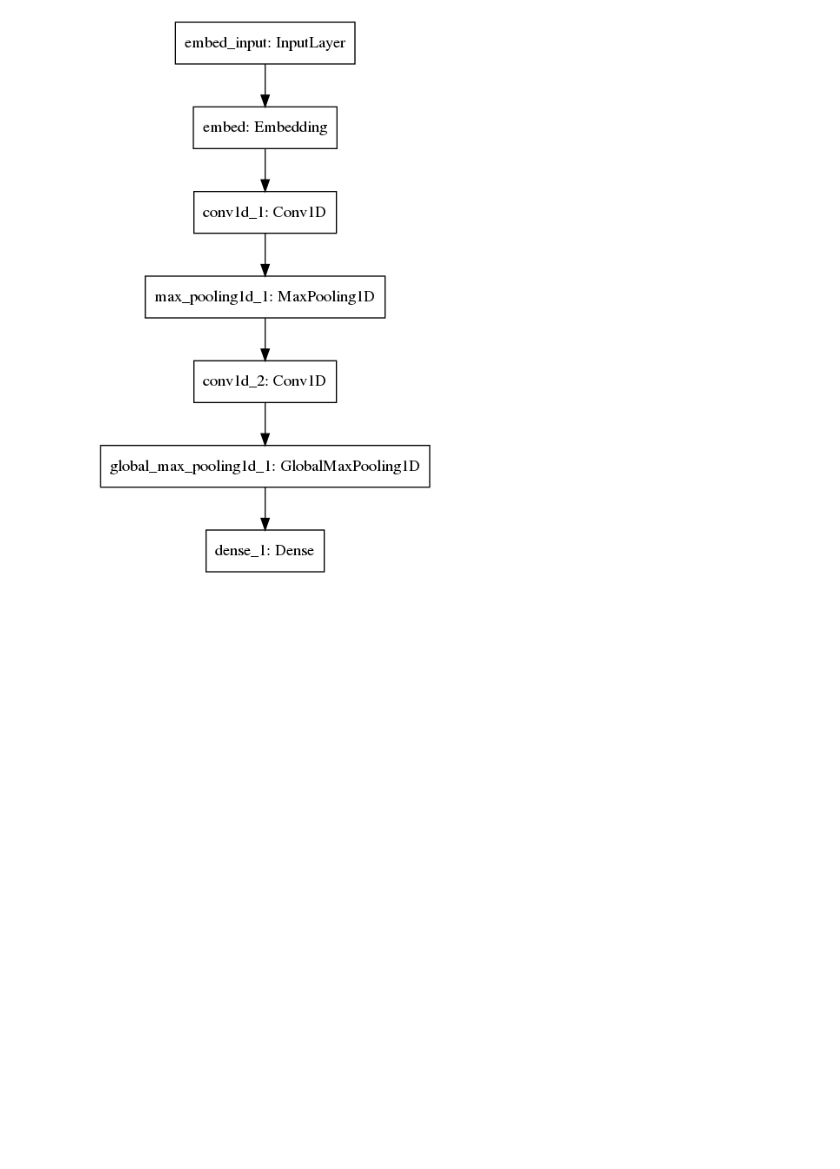
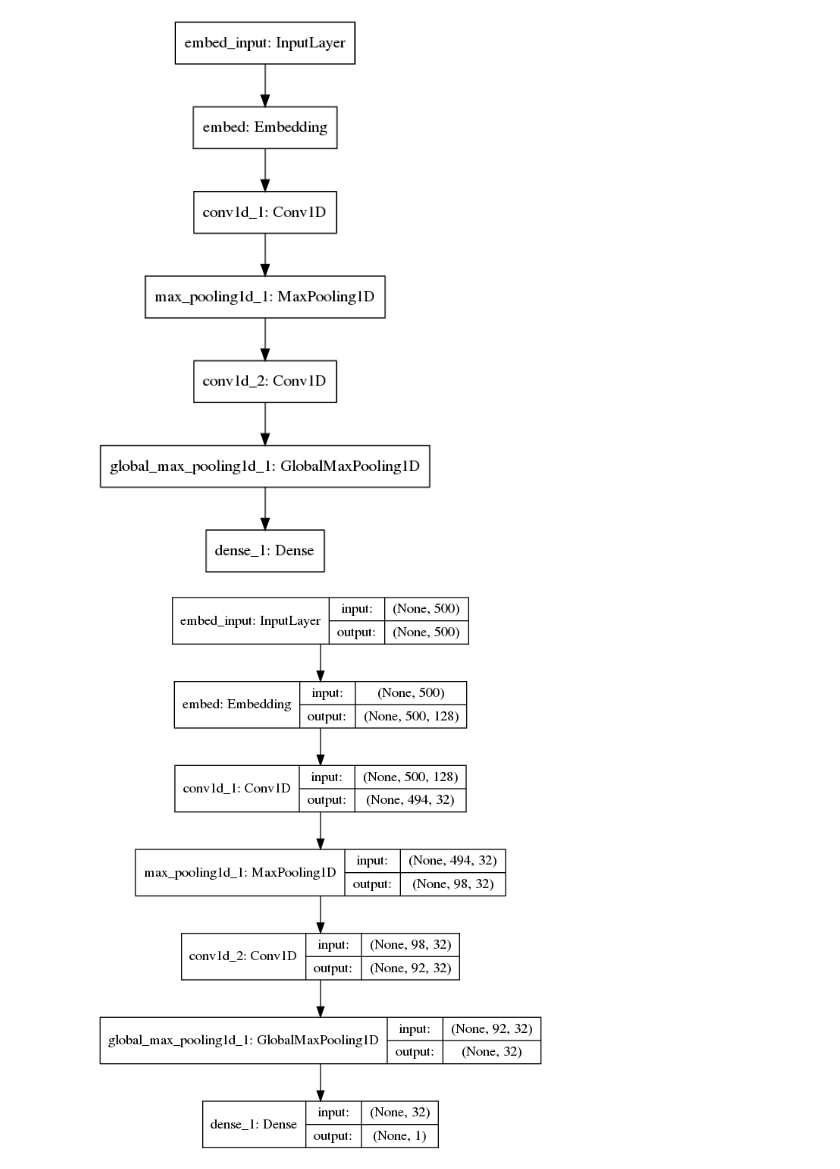
Before and after one commit to sasaki-seiji/deep-learning-with-python, a Jupyter notebook: ch07/7-2-tensorflow.ipynb, the cells around one changed output. Saved outputs shown, nothing was run; the diff lists cells and outputs as text; code cells hidden in the pictures; blank space fills up the shorter version.

Commit message:
7.2.2: plot model with shapes

```diff
--- a/ch07/7-2-tensorflow.ipynb
+++ b/ch07/7-2-tensorflow.ipynb
@@ -83,3 +83,8 @@ from keras.utils import plot_model
 plot_model(model, to_file='model.png')
 # %% [output]
 [figure]
+# %%
+from keras.utils import plot_model
+plot_model(model, show_shapes=True, to_file='model.png')
+# %% [output]
+[figure, added]
```
